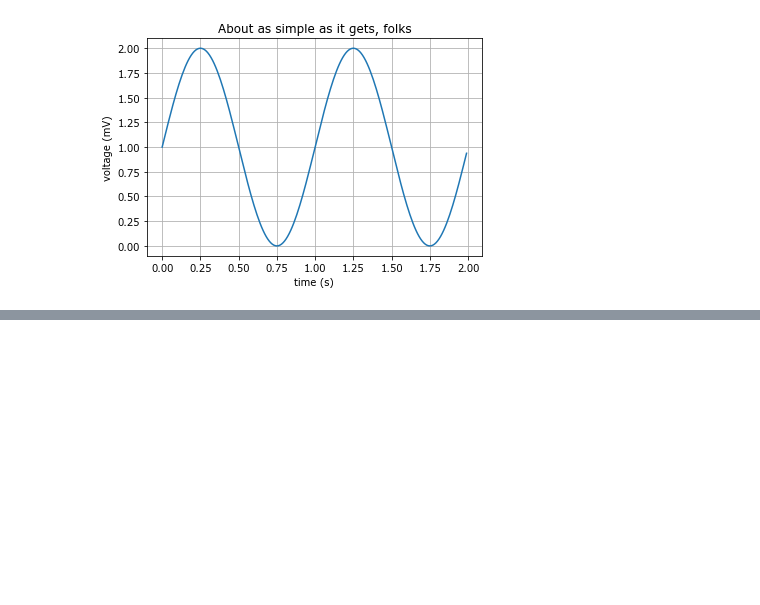
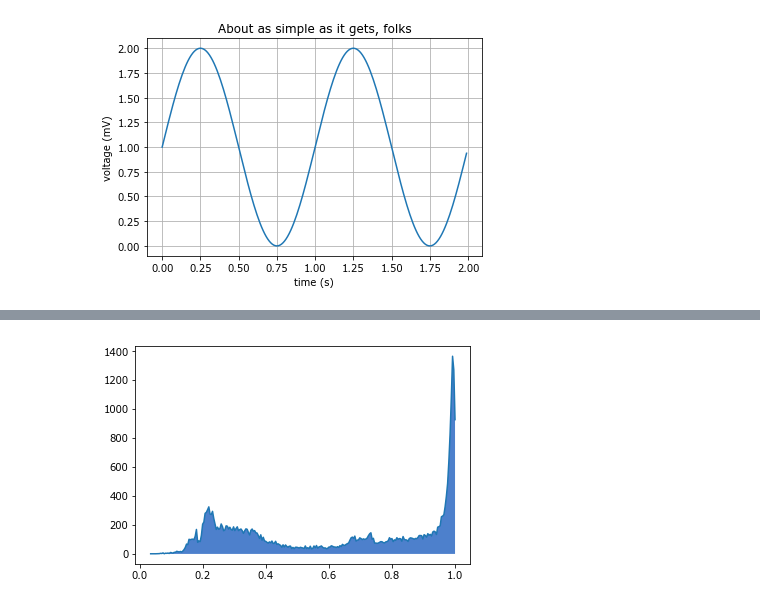
Before and after one commit to yexxyy/jupyter_notebook, a Jupyter notebook: 工具学习/matplotlib.ipynb, the cells around one changed output, grey strips where cells are left out. Drawn from its saved outputs; the diff is of its cells as text; code cells hidden in the pictures; blank space fills up the shorter version.

```diff
--- a/工具学习/matplotlib.ipynb
+++ b/工具学习/matplotlib.ipynb
@@ -72,0 +100,13 @@ plt.show()
+# %%
+#红色通道色阶可视化
+import pandas as pd
+level=img[:,:,0:1].reshape([len(img)*len(img[0])])
+data=pd.DataFrame(level)
+grouped=data.groupby(0).size()
+
+fig,ax=plt.subplots()
+ax.plot(grouped.index,grouped.values)
+ax.fill_between(grouped.index,grouped.values,where=grouped.values<=max(grouped.values),facecolor=(0.3,0.5,0.8))
+plt.show()
+# %% [output]
+[figure, added]
```
Also changed, not shown: parts of 11 cells of this notebook, 3 other files.
